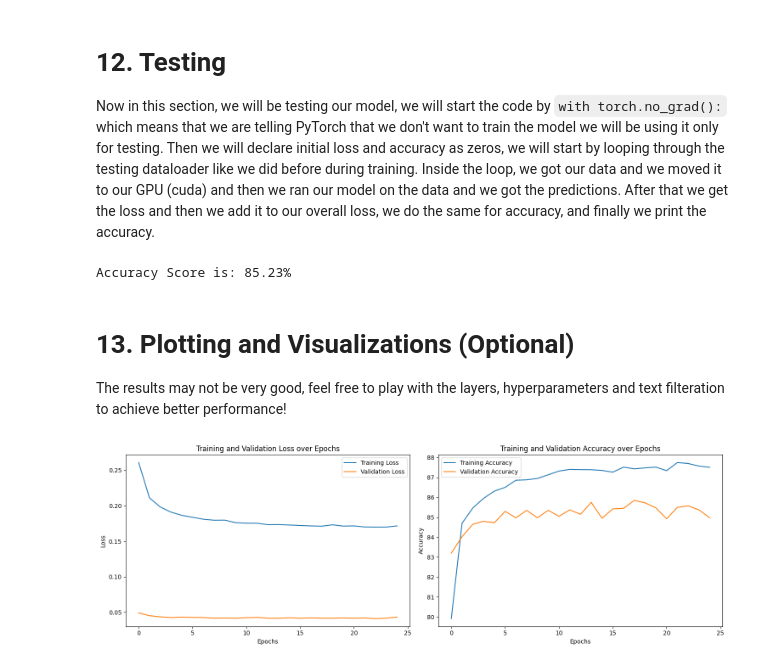
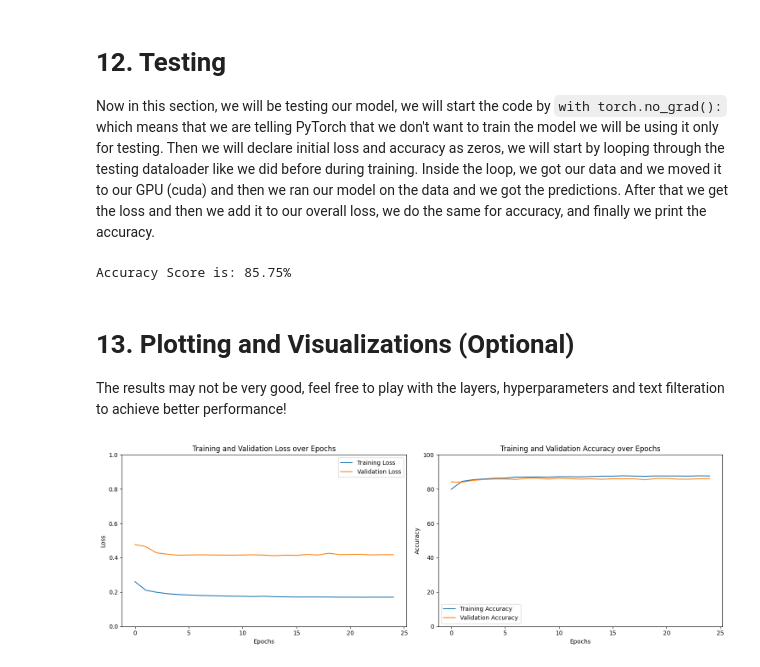
Before and after one commit to omaratef3221/pytorch_tutorials, a Jupyter notebook: Ex_6_Text_Binary_Classification_with_Bert.ipynb, the cells around one changed output. Cells and saved outputs as stored; diff of their text form; code cells hidden in the pictures.

```diff
--- a/Ex_6_Text_Binary_Classification_with_Bert.ipynb
+++ b/Ex_6_Text_Binary_Classification_with_Bert.ipynb
@@ -85,7 +91,7 @@ class dataset(Dataset):
                   for x in X
                  ]
 
-        self.Y = torch.tensor(Y).to(device)
+        self.Y = torch.tensor(Y, dtype = torch.float32).to(device)
     def __len__(self):
         return len(self.X)
     def __getitem__(self, index):
@@ -153,7 +158,7 @@ model = MyModel(bert_model).to(device)
 In this cell, we define our loss function as Binary Cross Entropy which is `nn.BCELoss` in PyTorch. Then, we will define the optimizer and we will give it the model parameters/weights which will be the parameters of the new layers we added as those are the parameters we will want to train.
 # %%
 criterion = nn.BCELoss()
-optimizer = (Adam(model.parameters(), lr= LR))
+optimizer = Adam(model.parameters(), lr= LR)
 # %% [markdown]
 # 11. Training Loop
 Now comes the exciting part. As we mentioned several times, nothing is complex here if you know how deep learning works. You just need to know PyTorch syntax. We start by initializing the for loop with the specified number of epochs. But before that we define 4 lists and inside the loop we define another 4 variables.
@@ -206,15 +211,12 @@ for epoch in range(EPOCHS):
                             input['attention_mask'].squeeze(1)).squeeze(1)
 
 
-        batch_loss = criterion(prediction.squeeze(), label.float())
+        batch_loss = criterion(prediction, label)
 
         total_loss_train += batch_loss.item()
 
-
-        acc = (torch.round(prediction).float() == label.float()).sum().item()
+        acc = ((prediction).round() == label).sum().item()
         total_acc_train += acc
-
-
 
         batch_loss.backward()
         optimizer.step()
@@ -230,22 +232,20 @@ for epoch in range(EPOCHS):
             prediction = model(input['input_ids'].squeeze(1),
                             input['attention_mask'].squeeze(1)).squeeze(1)
 
-            batch_loss_val = criterion(prediction.squeeze(), label.float())
+            batch_loss_val = criterion(prediction, label)
             total_loss_val += batch_loss_val.item()
 
 
-            acc = (torch.round(prediction).float() == label.float()).sum().item()
-
-
+            acc = ((prediction).round() == label).sum().item()
 
             total_acc_val += acc
 
 
     total_loss_train_plot.append(round(total_loss_train/1000, 4))
-    total_loss_validation_plot.append(round(total_loss_val/1000, 4))
+    total_loss_validation_plot.append(round(total_loss_val/100, 4))
     total_acc_train_plot.append(round(total_acc_train/(training_data.__len__())*100, 4))
     total_acc_validation_plot.append(round(total_acc_val/(validation_data.__len__())*100, 4))
 
-    print(f'''Epoch no. {epoch + 1} Train Loss: {total_loss_train/1000:.4f} Train Accuracy: {(total_acc_train/(training_data.__len__())*100):.4f} Validation Loss: {total_loss_val/1000:.4f} Validation Accuracy: {(total_acc_val/(validation_data.__len__())*100):.4f}''')
+    print(f'''Epoch no. {epoch + 1} Train Loss: {total_loss_train/1000:.4f} Train Accuracy: {(total_acc_train/(training_data.__len__())*100):.4f} Validation Loss: {total_loss_val/100:.4f} Validation Accuracy: {(total_acc_val/(validation_data.__len__())*100):.4f}''')
     print("="*50)
 # %% [output]
@@ -278,39 +278,40 @@ with torch.no_grad():
     input.to(device)
     label.to(device)
 
-    prediction = model(input['input_ids'].squeeze(1),
-                    input['attention_mask'].squeeze(1)).squeeze(1)
+    prediction = model(input['input_ids'].squeeze(1), input['attention_mask'].squeeze(1)).squeeze(1)
 
-    batch_loss_test = criterion(prediction.squeeze(), label.float())
+    batch_loss_val = criterion(prediction, label)
     total_loss_test += batch_loss_val.item()
-    acc = (torch.round(prediction).float() == label.float()).sum().item()
+    acc = ((prediction).round() == label).sum().item()
     total_acc_test += acc
 
 print(f"Accuracy Score is: {round((total_acc_test/X_test.shape[0])*100, 2)}%")
 # %% [output]
-Accuracy Score is: 85.23%
+Accuracy Score is: 85.75%
 # %% [markdown]
 # 13. Plotting and Visualizations (Optional)
 The results may not be very good, feel free to play with the layers, hyperparameters and text filteration to achieve better performance!
 # %%
 fig, axs = plt.subplots(nrows=1, ncols=2, figsize=(15, 5))
 
 axs[0].plot(total_loss_train_plot, label='Training Loss')
 axs[0].plot(total_loss_validation_plot, label='Validation Loss')
 axs[0].set_title('Training and Validation Loss over Epochs')
 axs[0].set_xlabel('Epochs')
 axs[0].set_ylabel('Loss')
+axs[0].set_ylim([0, 1])
 axs[0].legend()
 
 axs[1].plot(total_acc_train_plot, label='Training Accuracy')
 axs[1].plot(total_acc_validation_plot, label='Validation Accuracy')
 axs[1].set_title('Training and Validation Accuracy over Epochs')
 axs[1].set_xlabel('Epochs')
 axs[1].set_ylabel('Accuracy')
+axs[1].set_ylim([0, 100])
 axs[1].legend()
 
 plt.tight_layout()
 
 plt.show()
 # %% [output]
-[figure, old version]
+[figure, new version]
```
Also changed, not shown: parts of 4 cells of this notebook.
